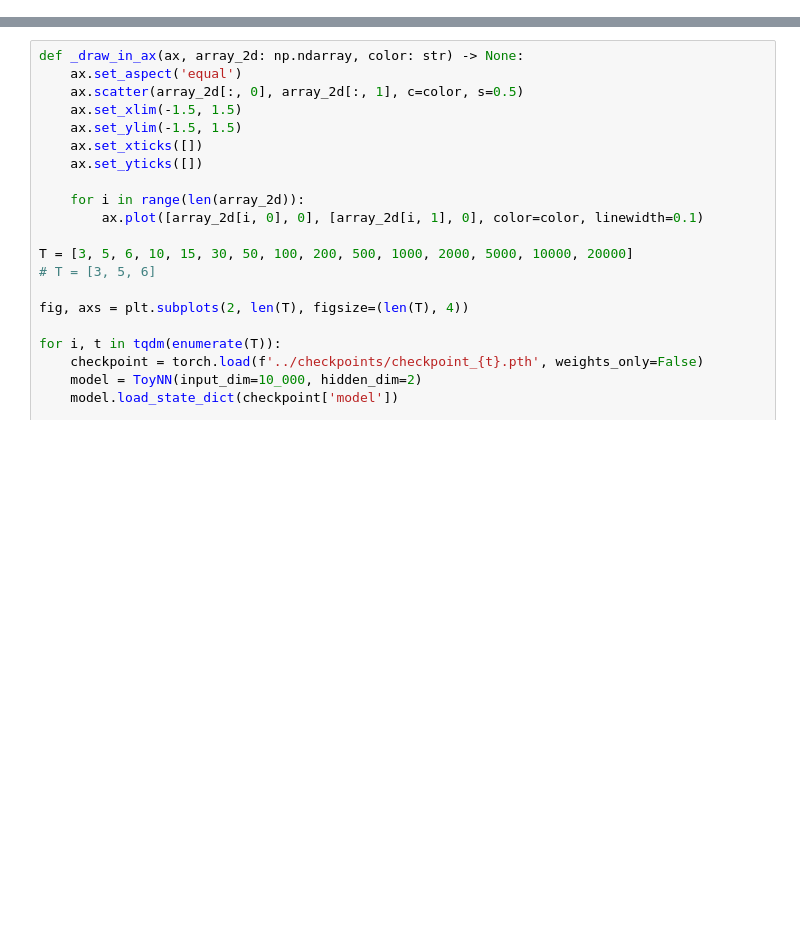
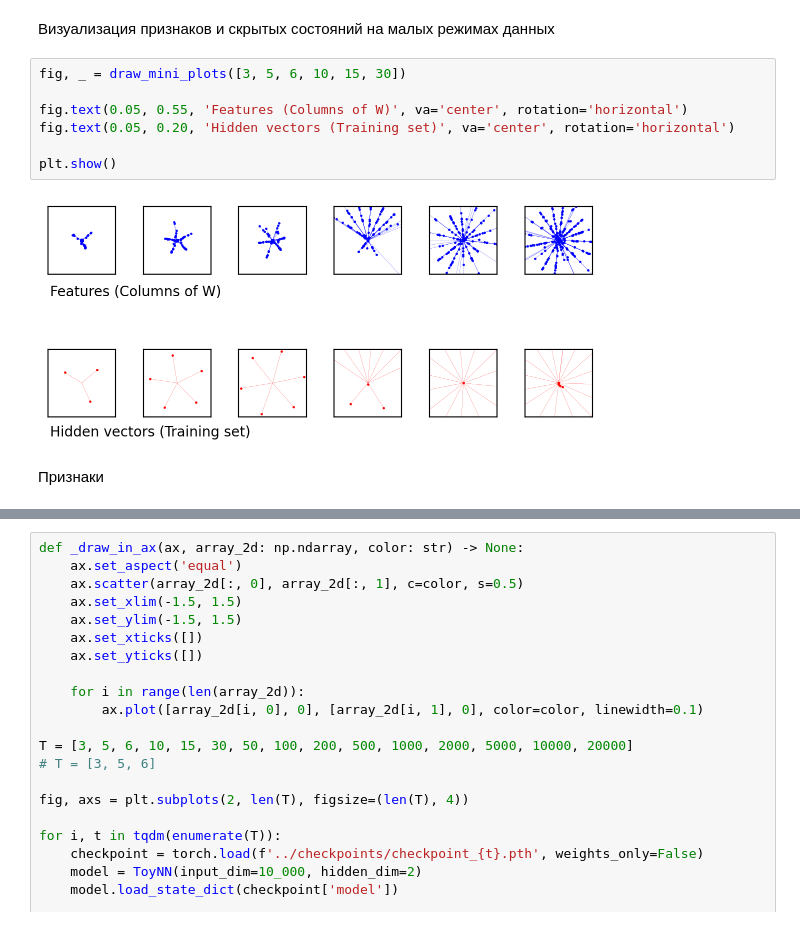
Before and after one commit to selected-topics-ai/TOY-DOUBLE-DECENT, a Jupyter notebook: notebooks/report.ipynb, the cells around one changed output, grey strips where cells are left out. Saved outputs shown, nothing was run; the diff lists cells and outputs as text; blank space fills up the shorter version.

Commit message:
add plots

```diff
--- a/notebooks/report.ipynb
+++ b/notebooks/report.ipynb
@@ -13,0 +36,13 @@ from tqdm import tqdm
+# %% [markdown]
+Визуализация признаков и скрытых состояний на малых режимах данных
+# %%
+fig, _ = draw_mini_plots([3, 5, 6, 10, 15, 30])
+
+fig.text(0.05, 0.55, 'Features (Columns of W)', va='center', rotation='horizontal')
+fig.text(0.05, 0.20, 'Hidden vectors (Training set)', va='center', rotation='horizontal')
+
+plt.show()
+# %% [output]
+[figure, added]
+# %% [markdown]
+Признаки
```
Also changed, not shown: parts of 9 cells of this notebook, 2 other files.
